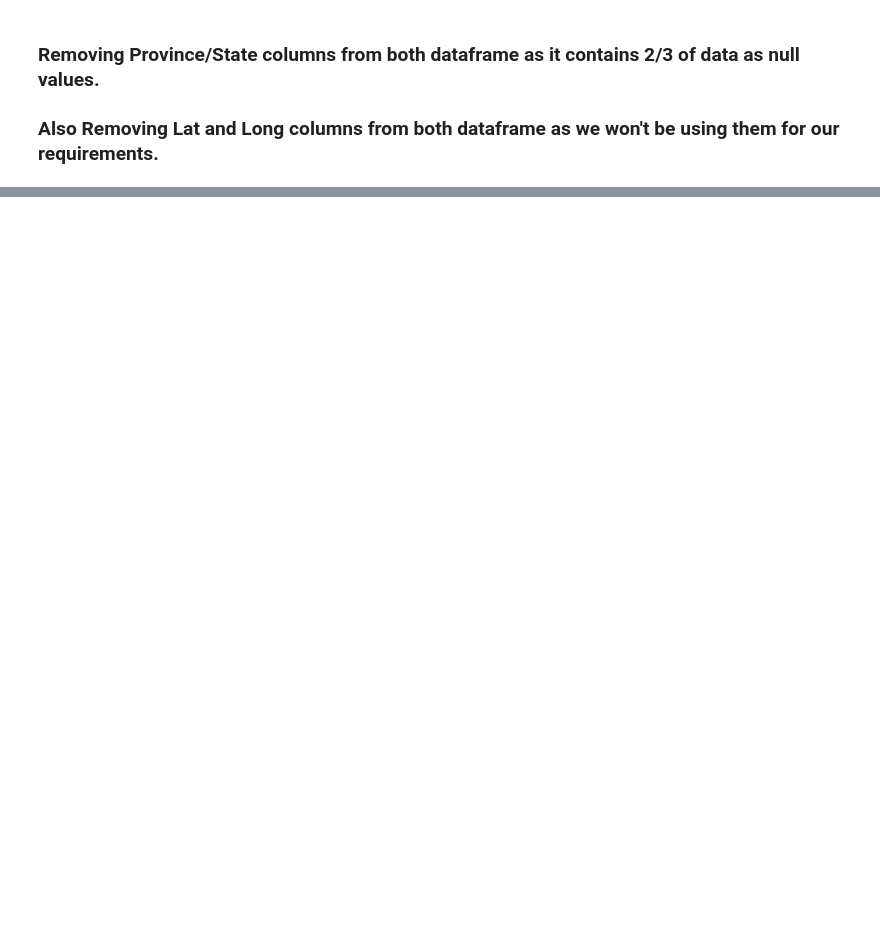
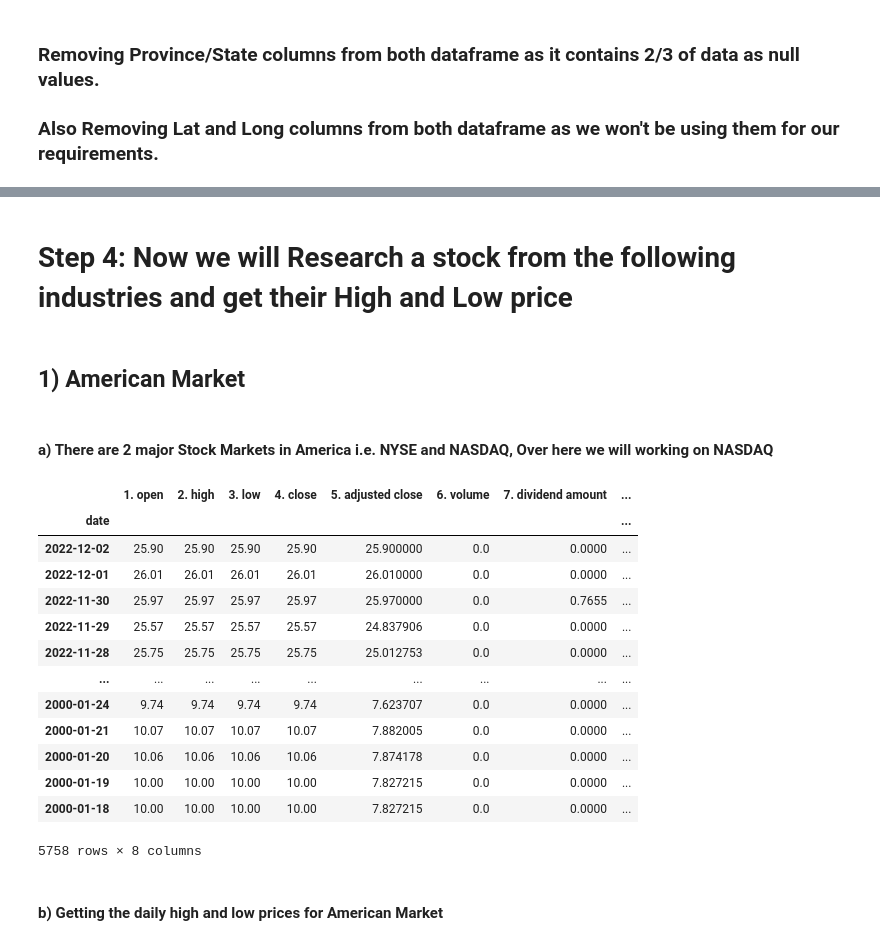
Before and after one commit to AIDA-Saskatchewan-polytechnic/Final_Project_JST, a Jupyter notebook: Final_Project_COMP_603_002.ipynb, the cells around one changed output, grey strips where cells are left out. Saved outputs shown, nothing was run; the diff lists cells and outputs as text; code cells hidden in the pictures; blank space fills up the shorter version.

Commit message:
Updating Stock and Covid files

```diff
--- a/Final_Project_COMP_603_002.ipynb
+++ b/Final_Project_COMP_603_002.ipynb
@@ -210,0 +216,5 @@ aggregate_df
+# %%
+api_key = '4D1LCJ81R5XTAAD3'
+ts = TimeSeries(key=api_key,output_format='pandas')
+# %% [markdown]
+# Step 4: Now we will Research a stock from the following industries and get their High and Low price
@@ -210,0 +225,28 @@ aggregate_df
+# %% [markdown]
+## 1) American Market
+# %% [markdown]
+#### a) There are 2 major Stock Markets in America i.e. NYSE and NASDAQ, Over here we will working on NASDAQ
+# %%
+USA = ts.get_daily_adjusted(symbol='NASDX', outputsize ='full')
+    # Create a filtered dataframe, and change the order it is displayed.
+#USA_df = USA[(USA.index >= start_date) & (USA.index <= end_date)]
+#USA_df = USA_df.sort_index(ascending=True)
+USA_df = pd.DataFrame(USA[0])
+USA_df
+# %% [output]
+|  | 1. open | 2. high | 3. low | 4. close | 5. adjusted close | 6. volume | 7. dividend amount | ... |
+| date |  |  |  |  |  |  |  | ... |
+| 2022-12-02 | 25.90 | 25.90 | 25.90 | 25.90 | 25.900000 | 0.0 | 0.0000 | ... |
+| 2022-12-01 | 26.01 | 26.01 | 26.01 | 26.01 | 26.010000 | 0.0 | 0.0000 | ... |
+| 2022-11-30 | 25.97 | 25.97 | 25.97 | 25.97 | 25.970000 | 0.0 | 0.7655 | ... |
+| 2022-11-29 | 25.57 | 25.57 | 25.57 | 25.57 | 24.837906 | 0.0 | 0.0000 | ... |
+| 2022-11-28 | 25.75 | 25.75 | 25.75 | 25.75 | 25.012753 | 0.0 | 0.0000 | ... |
+| ... | ... | ... | ... | ... | ... | ... | ... | ... |
+| 2000-01-24 | 9.74 | 9.74 | 9.74 | 9.74 | 7.623707 | 0.0 | 0.0000 | ... |
+| 2000-01-21 | 10.07 | 10.07 | 10.07 | 10.07 | 7.882005 | 0.0 | 0.0000 | ... |
+| 2000-01-20 | 10.06 | 10.06 | 10.06 | 10.06 | 7.874178 | 0.0 | 0.0000 | ... |
+| 2000-01-19 | 10.00 | 10.00 | 10.00 | 10.00 | 7.827215 | 0.0 | 0.0000 | ... |
+| 2000-01-18 | 10.00 | 10.00 | 10.00 | 10.00 | 7.827215 | 0.0 | 0.0000 | ... |
+5758 rows × 8 columns
+# %% [markdown]
+#### b) Getting the daily high and low prices for American Market
```
Also changed, not shown: parts of 50 cells of this notebook.
